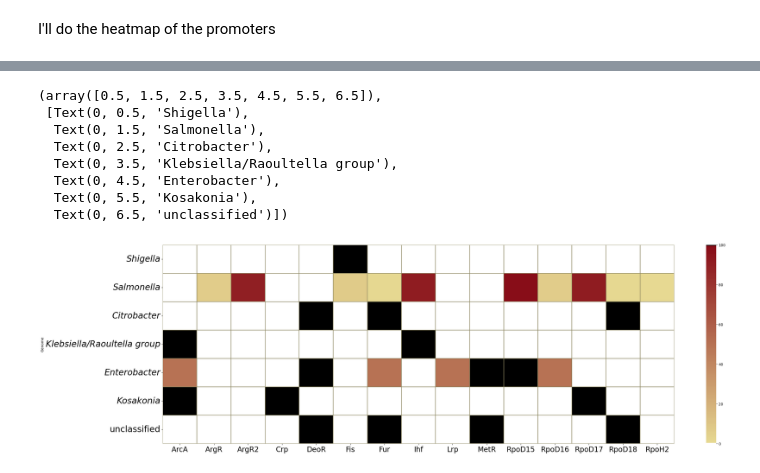
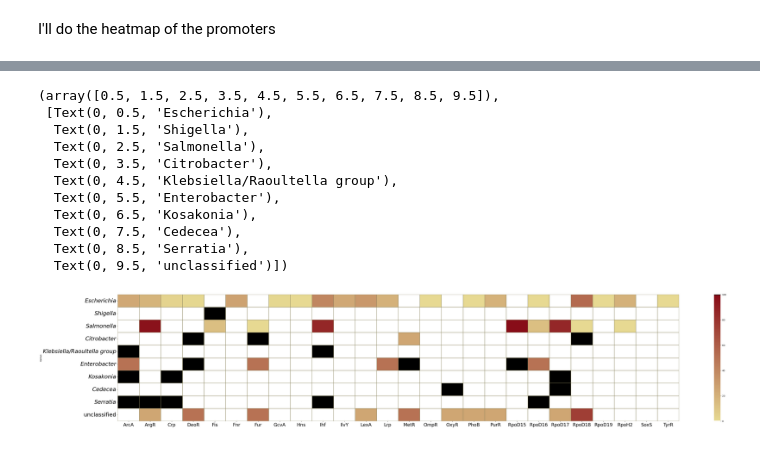
Before and after one commit to Eugenio-Molphe/IroN-project, a Jupyter notebook: 8_Results_Report/get_taxonomic_information_and_figures.ipynb, the cells around one changed output, grey strips where cells are left out. Drawn from its saved outputs; the diff is of its cells as text; code cells hidden in the pictures.

Commit message:
Escherichia results obtained

```diff
--- a/8_Results_Report/get_taxonomic_information_and_figures.ipynb
+++ b/8_Results_Report/get_taxonomic_information_and_figures.ipynb
@@ -451,10 +437,23 @@ print(dfSalmo)
+# %%
+# Let's add the Escherichia promoters
+ecoliPath = '/mnt/mnemo5/eugenio/IroN_project/Files/10_Escherichia/promoters_df.csv'
+
+# Read the dataframe
+dfEscherichia = pd.read_csv(ecoliPath, sep='\t')
+dfEscherichia = dfEscherichia.rename(columns={'Unnamed: 0' : 'Genome'})
+
+# Let's add the species name
+dfEscherichia['Genome'] = 'Escherichia coli'
 # %%
 # So I don't care about promoter's scores and I'll just replace the values with 1
 dfEntero.replace(2, 1, inplace=True)
 dfSalmo.replace(2, 1, inplace=True)
+dfEscherichia.replace(2, 1, inplace=True)
 # %%
-### This is to get the percentage of genomes with ArgR/ArgR2 in Salmonella
+### This is to get the percentage of genomes with ArgR/ArgR2 in the Dfs
 dfSalmo['ArgR-like'] = (dfSalmo['argR'] == 1) | (dfSalmo['argR2'] == 1)
+dfEntero['ArgR-like'] = (dfEntero['argR'] == 1) | (dfEntero['argR2'] == 1)
+dfEscherichia['ArgR-like'] = (dfEscherichia['argR'] == 1) | (dfEscherichia['argR2'] == 1)
 # %%
 ##### Create a dataframe of Salmonella enterica genomes with iroN ####
 
@@ -495,9 +494,14 @@ print(dfSalmo)
 
 # Let's correct a Salmonella that escaped the renaming
 dfSalmo = dfSalmo.replace('CP033348.1', 'Salmonella enterica')
+dfEntero = dfEntero.replace('Enterobacteriaceae bacterium 9_2_54FAA', 'unclassified')
+dfEntero = dfEntero.replace('unclassified Citrobacter', 'unclassified')
+
+# Remove the genomes of Escherichia coli in dfEntero (I have already those genomes in dfEscherichia)
+dfEntero = dfEntero[~dfEntero['Genome'].str.contains('Escherichia coli')]
 
 # First of all, I'll create a df that contains all the genomes, and then get only the genera as rows
-dfAll = pd.concat([dfEntero, dfSalmo], ignore_index=True)
+dfAll = pd.concat([dfEntero, dfSalmo, dfEscherichia], ignore_index=True)
 dfAll['Genome'] = dfAll['Genome'].str.split().str[0]
 
 # Let's remove the NaNs and force everyone to be an integer
@@ -517,7 +521,8 @@ for col in dfMergedByGenera.columns[1:]:
         dfMergedByGenera[col] = dfMergedByGenera[col] / dfMergedByGenera['Total genomes'] * 100
 
 # Delete the column total genomes
-dfMergedByGenera = dfMergedByGenera.drop(columns=['Total genomes'])
+dfMergedByGenera = dfMergedByGenera.drop(columns=['Total genomes', 'argR', 'argR2'])
+dfMergedByGenera = dfMergedByGenera.rename(columns={'Genome' : 'Genus', 'ArgR-like' : 'argR'})
 
 dfMergedByGenera = dfMergedByGenera.round(1)
 
@@ -547,9 +552,9 @@ print(dfMergedByGenera)
 dfMergedByGenera.columns = [col[0].upper() + col[1:] if col else col for col in dfMergedByGenera.columns]
 
 # Let's create a pandas dataframe with the data ordered according to taxonomy, etc
-df_pivot = dfMergedByGenera.set_index('Genome')
+df_pivot = dfMergedByGenera.set_index('Genus')
 
-genera = ['Shigella', 'Salmonella', 'Citrobacter', 'Klebsiella', 'Enterobacter', 'Kosakonia', 'unclassified']
+genera = ['Escherichia', 'Shigella', 'Salmonella', 'Citrobacter', 'Klebsiella', 'Enterobacter', 'Kosakonia', 'Cedecea', 'Serratia', 'unclassified']
 df_pivot = df_pivot.reindex(genera)
 df_pivot.index = df_pivot.index.map(lambda x: 'Klebsiella/Raoultella group' if x == 'Klebsiella' else x)
 df_pivot = df_pivot.reindex(sorted(df_pivot.columns), axis=1)
@@ -560,40 +565,43 @@ mask = df_pivot == 0
 # Create a color palette based on the results of a HE agar
 cmap = LinearSegmentedColormap.from_list('mycmap', ['#E7DA92', '#870B17'])
 cmap = cmap(np.linspace(0, 1, cmap.N))
 cmap[0] = (1, 1, 1, 0)  # Set the zero to white
 cmap[-1] = (0, 0, 0, 1)  # Set the last one to black
 custom_cmap = ListedColormap(cmap)
 
 norm = plt.Normalize(vmin=df_pivot.min().min(), vmax=df_pivot.max().max())
 
 # Create the figure
-plt.figure(figsize=(32, 10))
+plt.figure(figsize=(55, 10))
 sns.heatmap(df_pivot, mask=mask, cmap=custom_cmap, norm=norm, annot=False, fmt='', cbar=True, linewidths=0.1, linecolor='#8B855F')
 
 # Rotate the x-axis labels
 plt.xticks(rotation=0)
 
 # Italize the y-axis labels
 y_labels = df_pivot.index.tolist()
 for i, label in enumerate(y_labels):
     if label == 'unclassified':
         plt.gca().get_yticklabels()[i].set_fontstyle('normal')
     else:
         plt.gca().get_yticklabels()[i].set_fontstyle('italic')
 
 # Set the fontsize of the labels
 fontsize = 24
 plt.xticks(fontsize=fontsize - 4)
 plt.yticks(fontsize=fontsize)
 
 #### I need to pivot the columns names and find the correct size, order the promoters according to alphabetic order ####
 # %% [output]
-(array([0.5, 1.5, 2.5, 3.5, 4.5, 5.5, 6.5]),
- [Text(0, 0.5, 'Shigella'),
-  Text(0, 1.5, 'Salmonella'),
-  Text(0, 2.5, 'Citrobacter'),
-  Text(0, 3.5, 'Klebsiella/Raoultella group'),
-  Text(0, 4.5, 'Enterobacter'),
-  Text(0, 5.5, 'Kosakonia'),
-  Text(0, 6.5, 'unclassified')])
+(array([0.5, 1.5, 2.5, 3.5, 4.5, 5.5, 6.5, 7.5, 8.5, 9.5]),
+ [Text(0, 0.5, 'Escherichia'),
+  Text(0, 1.5, 'Shigella'),
+  Text(0, 2.5, 'Salmonella'),
+  Text(0, 3.5, 'Citrobacter'),
+  Text(0, 4.5, 'Klebsiella/Raoultella group'),
+  Text(0, 5.5, 'Enterobacter'),
+  Text(0, 6.5, 'Kosakonia'),
+  Text(0, 7.5, 'Cedecea'),
+  Text(0, 8.5, 'Serratia'),
+  Text(0, 9.5, 'unclassified')])
-[figure, old version]
+[figure, new version]
```
Also changed, not shown: parts of 9 cells of this notebook, 6 other files.
